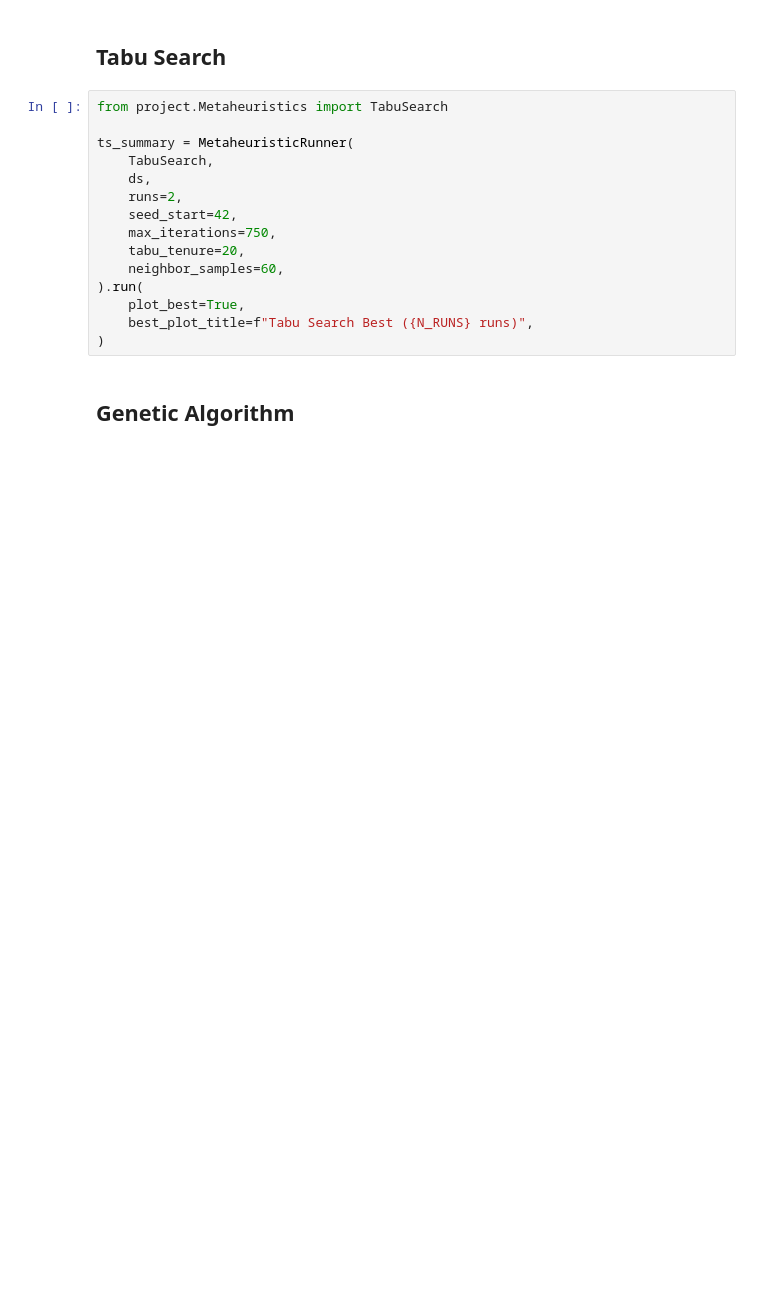
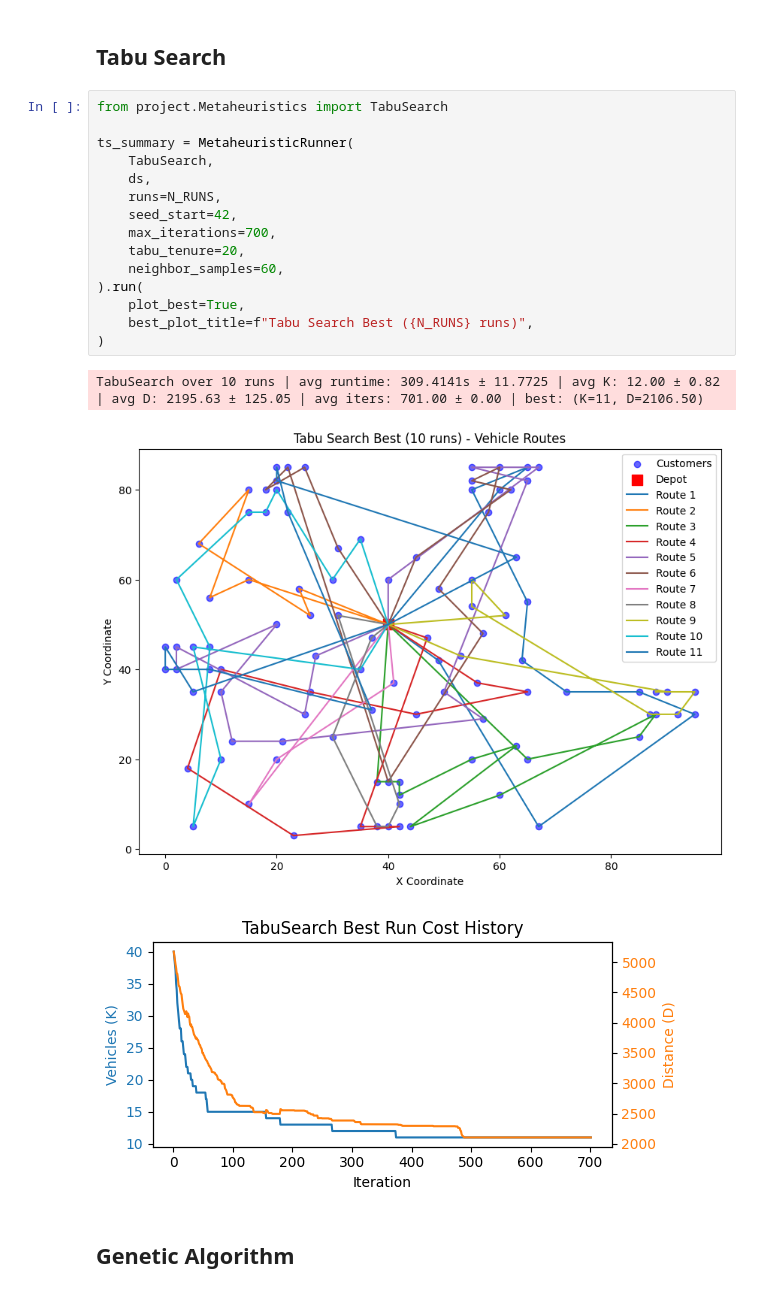
Before and after one commit to hugodba/TCC, a Jupyter notebook: src/main.ipynb, the cells around one changed output. Drawn from its saved outputs; the diff is of its cells as text; blank space fills up the shorter version.

```diff
--- a/src/main.ipynb
+++ b/src/main.ipynb
@@ -219,18 +244,22 @@ sa_summary = MetaheuristicRunner(
 # %%
 from project.Metaheuristics import TabuSearch
 
 ts_summary = MetaheuristicRunner(
     TabuSearch,
     ds,
-    runs=2,
+    runs=N_RUNS,
     seed_start=42,
-    max_iterations=750,
+    max_iterations=700,
     tabu_tenure=20,
     neighbor_samples=60,
 ).run(
     plot_best=True,
     best_plot_title=f"Tabu Search Best ({N_RUNS} runs)",
 )
+# %% [output]
+TabuSearch over 10 runs | avg runtime: 309.4141s ± 11.7725 | avg K: 12.00 ± 0.82 | avg D: 2195.63 ± 125.05 | avg iters: 701.00 ± 0.00 | best: (K=11, D=2106.50)
+[figure, added]
+[figure, added]
 # %% [markdown]
 ## Genetic Algorithm
 # %%
```
Also changed, not shown: parts of 13 cells of this notebook, 47 other files.
